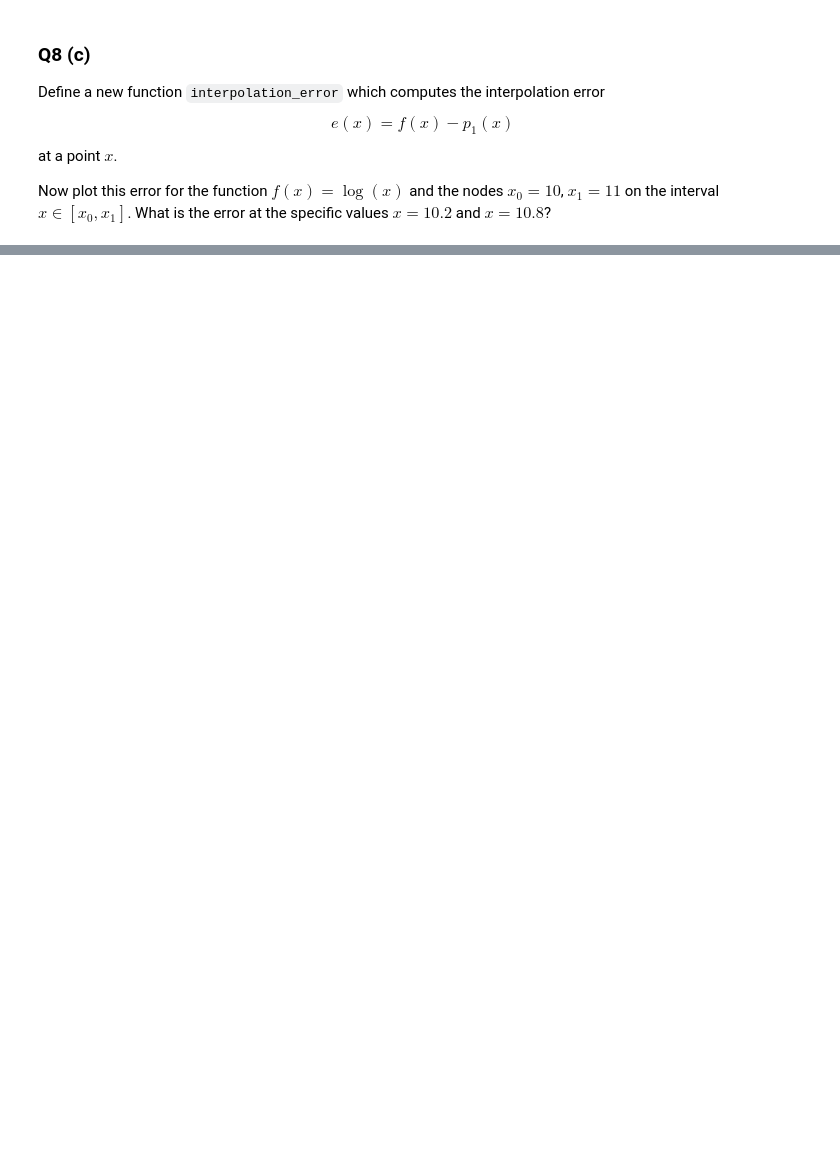
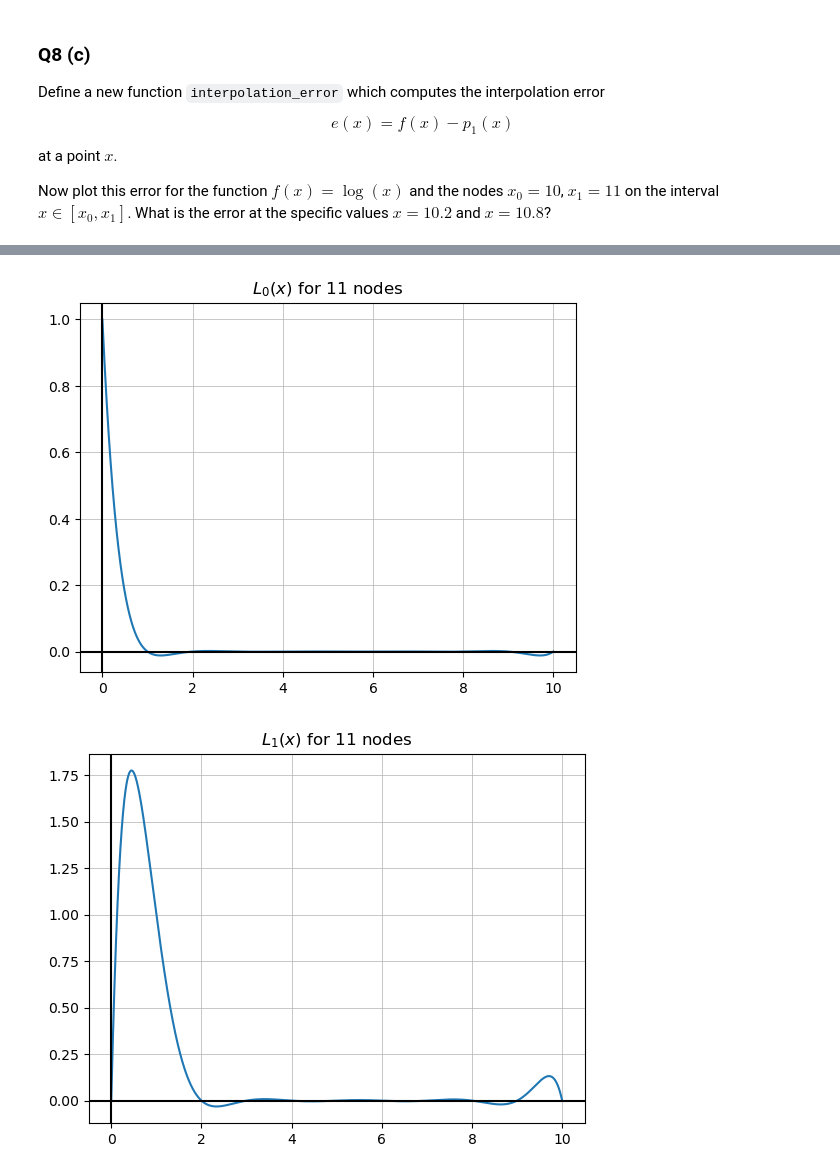
Before and after one commit to DoctorDalek1963/uni, a Jupyter notebook: second-year/MA2K4-Numerical-Methods-and-Computing/Ass-1/Dyson_Dyson_5503449_MA2K4_Assignment_1.ipynb, the cells around one changed output, grey strips where cells are left out. Saved outputs shown, nothing was run; the diff lists cells and outputs as text; code cells hidden in the pictures; blank space fills up the shorter version.

```diff
--- a/second-year/MA2K4-Numerical-Methods-and-Computing/Ass-1/Dyson_Dyson_5503449_MA2K4_Assignment_1.ipynb
+++ b/second-year/MA2K4-Numerical-Methods-and-Computing/Ass-1/Dyson_Dyson_5503449_MA2K4_Assignment_1.ipynb
@@ -147,0 +232,9 @@ def lagrange(k, x, nodes):
+# %%
+x = np.linspace(0, 10, 25_000)
+nodes = np.arange(11)
+
+for k in range(11):
+    plot_lagrange(k, x, nodes)
+# %% [output]
+[figure, added]
+[figure, added]
```
Also changed, not shown: parts of 17 cells of this notebook.
